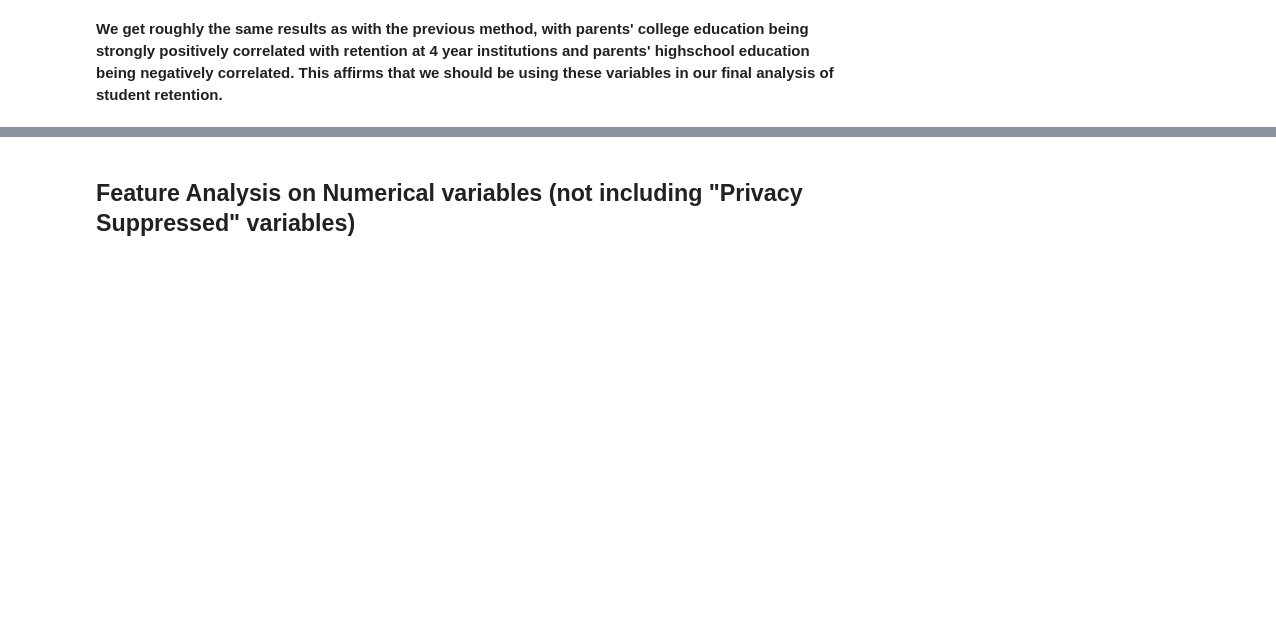
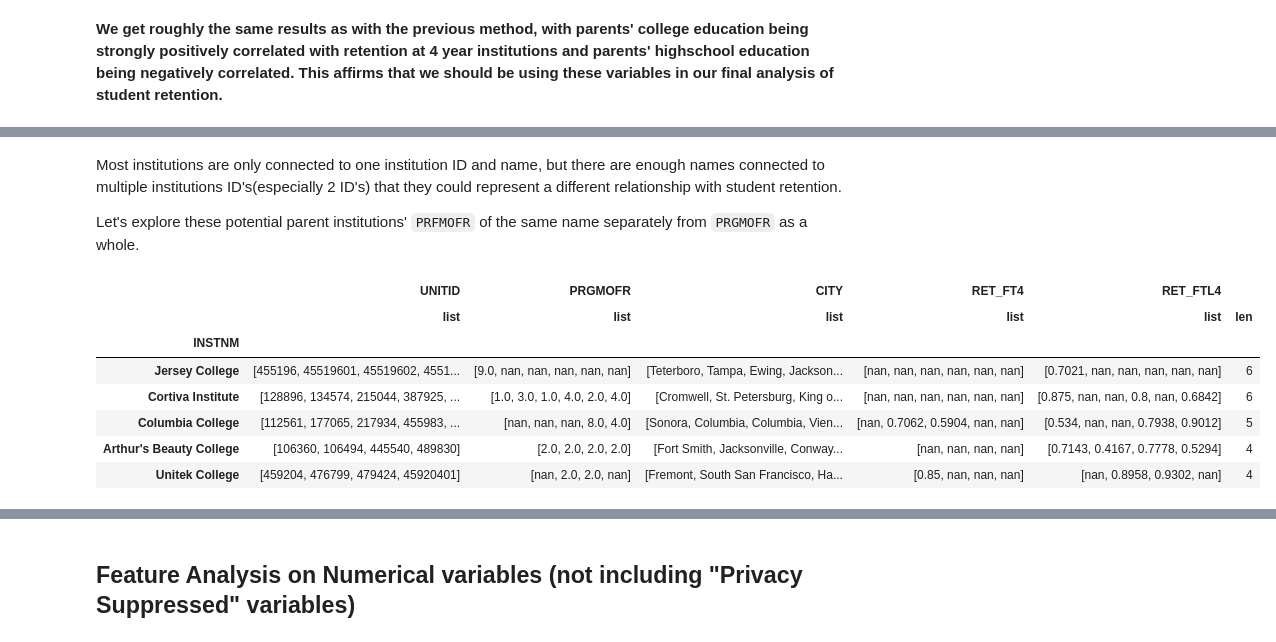
Before and after one commit to UCB-stat-159-s23/project-Group11, a Jupyter notebook: EDA.ipynb, the cells around one changed output, grey strips where cells are left out. Drawn from its saved outputs; the diff is of its cells as text; code cells hidden in the pictures; blank space fills up the shorter version.

````diff
--- a/EDA.ipynb
+++ b/EDA.ipynb
@@ -492,0 +564,20 @@ plt.savefig('figures/parent_edu_corr.png')
+# %% [markdown]
+Most institutions are only connected to one institution ID and name, but there are enough names connected to multiple institutions ID's(especially 2 ID's) that they could represent a different relationship with student retention.
+
+Let's explore these potential parent institutions' ```PRFMOFR``` of the same name separately from ```PRGMOFR``` as a whole.
+# %%
+#aggregate information on institution by each name
+instid_per_instnm = data.groupby("INSTNM")[["UNITID", "PRGMOFR", "CITY", "RET_FT4", "RET_FTL4"]]\
+    .agg([list, len])\
+    .sort_values([("RET_FTL4", "len")], ascending=False)\
+    .drop(columns=[(col, "len") for col in ["UNITID", "PRGMOFR", "CITY", "RET_FT4"]])
+instid_per_instnm.head()
+# %% [output]
+|  | UNITID | PRGMOFR | CITY | RET_FT4 | RET_FTL4 |  |
+|  | list | list | list | list | list | len |
+| INSTNM |  |  |  |  |  |  |
+| Jersey College | [455196, 45519601, 45519602, 4551... | [9.0, nan, nan, nan, nan, nan] | [Teterboro, Tampa, Ewing, Jackson... | [nan, nan, nan, nan, nan, nan] | [0.7021, nan, nan, nan, nan, nan] | 6 |
+| Cortiva Institute | [128896, 134574, 215044, 387925, ... | [1.0, 3.0, 1.0, 4.0, 2.0, 4.0] | [Cromwell, St. Petersburg, King o... | [nan, nan, nan, nan, nan, nan] | [0.875, nan, nan, 0.8, nan, 0.6842] | 6 |
+| Columbia College | [112561, 177065, 217934, 455983, ... | [nan, nan, nan, 8.0, 4.0] | [Sonora, Columbia, Columbia, Vien... | [nan, 0.7062, 0.5904, nan, nan] | [0.534, nan, nan, 0.7938, 0.9012] | 5 |
+| Arthur's Beauty College | [106360, 106494, 445540, 489830] | [2.0, 2.0, 2.0, 2.0] | [Fort Smith, Jacksonville, Conway... | [nan, nan, nan, nan] | [0.7143, 0.4167, 0.7778, 0.5294] | 4 |
+| Unitek College | [459204, 476799, 479424, 45920401] | [nan, 2.0, 2.0, nan] | [Fremont, South San Francisco, Ha... | [0.85, nan, nan, nan] | [nan, 0.8958, 0.9302, nan] | 4 |
````
Also changed, not shown: parts of 19 cells of this notebook, 1 other file.
